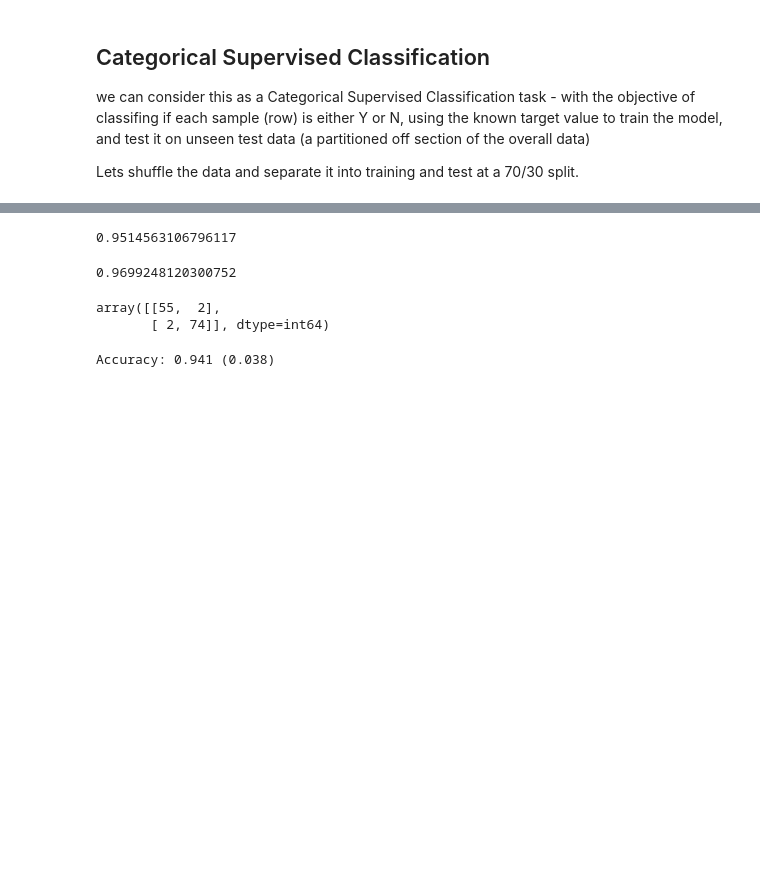
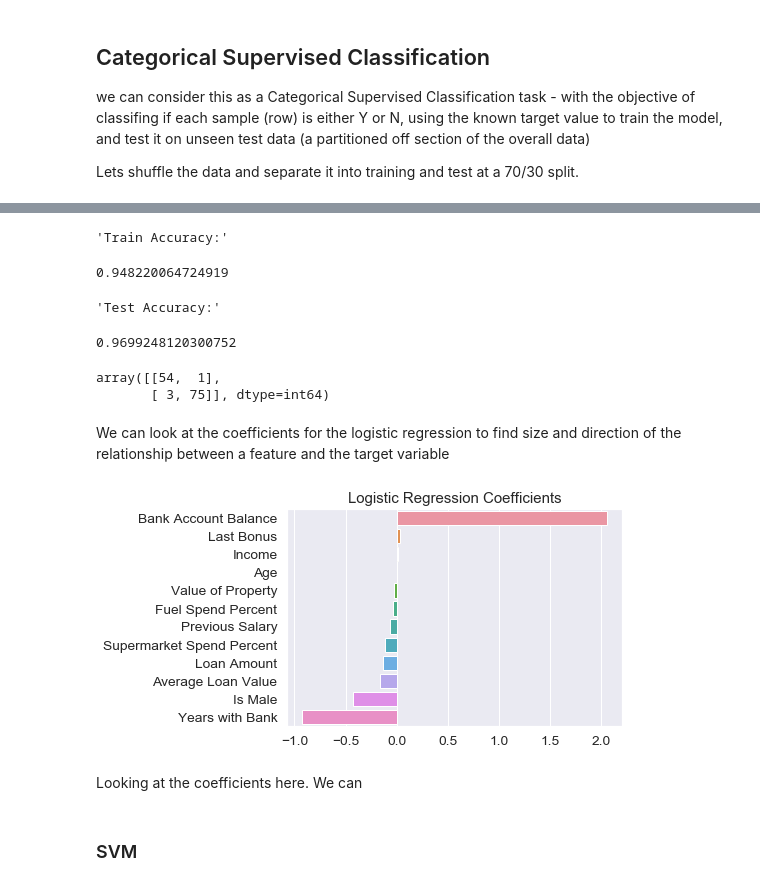
Before and after one commit to matt-ramcharan/047054-Data-Scientist-Assessment, a Jupyter notebook: DataScienceTask.ipynb, the cells around one changed output, grey strips where cells are left out. Drawn from its saved outputs; the diff is of its cells as text; code cells hidden in the pictures; blank space fills up the shorter version.

```diff
--- a/DataScienceTask.ipynb
+++ b/DataScienceTask.ipynb
@@ -373,20 +461,33 @@ from sklearn.linear_model import LogisticRegression
 clf = LogisticRegression(random_state=0).fit(X_train,y_train)
 # display(clf.predict(data_mapped_drop_nonas))
 # display(clf.predict_proba(data_mapped_drop_nonas))
-display(clf.score(X_train, y_train))
+display('Train Accuracy:',clf.score(X_train, y_train))
 #Test predictions
 # display(clf.predict(X_test))
 # display(clf.predict_proba(y_train))
-display(clf.score(X_test, y_test))
+display('Test Accuracy:',clf.score(X_test, y_test))
 
 from sklearn.metrics import confusion_matrix
 
 confusion_matrix(y_test, clf.predict(X_test))
 # %% [output]
-0.9514563106796117
+'Train Accuracy:'
-0.9699248120300752
+0.948220064724919
-array([[55,  2],
-       [ 2, 74]], dtype=int64)
+'Test Accuracy:'
+0.9699248120300752
+array([[54,  1],
+       [ 3, 75]], dtype=int64)
+# %% [markdown]
+We can look at the coefficients for the logistic regression to find size and direction of the relationship between a feature and the target variable
+# %%
+coeffs = pd.Series(clf.coef_[0],X_train.columns).sort_values(0,ascending=False)
+sns.barplot(x=coeffs.values,y=coeffs.index)
+plt.title("Logistic Regression Coefficients")
+plt.show()
+# %% [output]
+[figure, added]
+# %% [markdown]
+Looking at the coefficients here. We can
 # %%
 # from sklearn.linear_model import LogisticRegressionCV
 # clf = LogisticRegressionCV(Cs= 10,random_state=0).fit(data_mapped_drop_nonas,data_mapped_nonas_targets)
@@ -394,14 +495,5 @@ array([[55,  2],
 # display(clf.predict_proba(data_mapped_drop_nonas))
 # #model training fit
 # display(clf.score(data_mapped_drop_nonas, data_mapped_nonas_targets))
-# %%
-from lightgbm import LGBMClassifier
-from sklearn.model_selection import cross_val_score
-from sklearn.model_selection import RepeatedStratifiedKFold
-
-model = LGBMClassifier()
-cv = RepeatedStratifiedKFold(n_splits=10, n_repeats=3, random_state=1)
-n_scores = cross_val_score(model, X_train, y_train, scoring='accuracy', cv=cv, n_jobs=-1, error_score='raise')
-print('Accuracy: %.3f (%.3f)' % (np.mean(n_scores), np.std(n_scores)))
-# %% [output]
-Accuracy: 0.941 (0.038)
+# %% [markdown]
+### SVM
```
Also changed, not shown: parts of 38 cells of this notebook.
